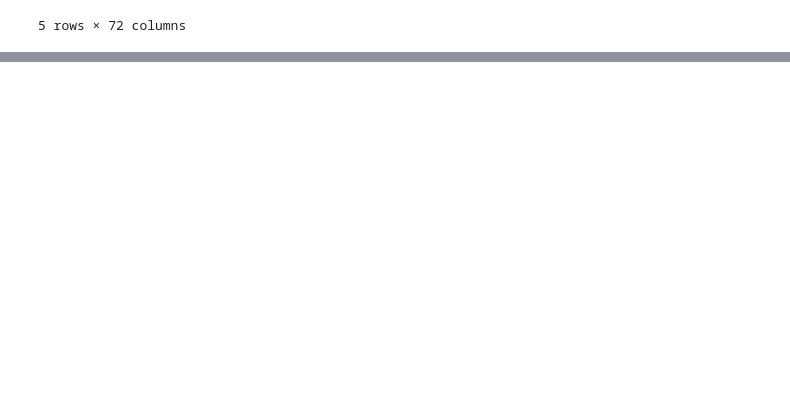
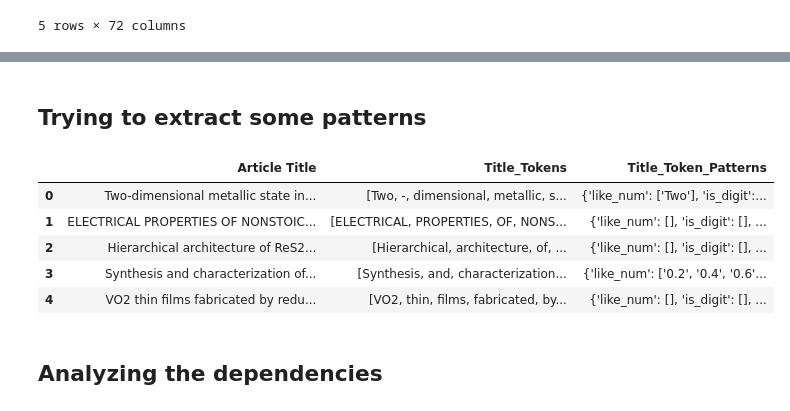
Before and after one commit to Iasodara/nlp-for-semiconductors, a Jupyter notebook: NLP/nlp.ipynb, the cells around one changed output, grey strips where cells are left out. Drawn from its saved outputs; the diff is of its cells as text; code cells hidden in the pictures; blank space fills up the shorter version.

```diff
--- a/NLP/nlp.ipynb
+++ b/NLP/nlp.ipynb
@@ -171,0 +226,2 @@ df.head() if df is not None else "Text column not found."
+# %%
+df["Title_Tokens_Lower_not_start_no_sw_filtered"] = df["Title_Tokens_Lower_not_start_no_sw"].apply(lambda tokens: [t for t in tokens if not t.is_punct and "-" not in t.text])
@@ -171,0 +271,15 @@ df.head() if df is not None else "Text column not found."
+# %%
+import spacy
+
+nlp = spacy.load("en_core_web_sm")
+
+# Function that extracts entities named on the title
+def extract_entities(text):
+    if isinstance(text, str):
+        doc = nlp(text)
+        return [(ent.text, ent.label_) for ent in doc.ents]
+    else:
+        return []
+
+# Aplicar no DataFrame
+df["Entities_Title"] = df["Article Title"].apply(extract_entities)
@@ -171,0 +336,32 @@ df.head() if df is not None else "Text column not found."
+# %% [markdown]
+## Trying to extract some patterns
+# %%
+def extract_patterns(tokens):
+    results = {
+        "like_num": [],
+        "is_digit": [],
+        "is_alpha": []
+    }
+    for token in tokens:
+        if token.like_num:
+            results["like_num"].append(token.text)
+        if token.is_digit:
+            results["is_digit"].append(token.text)
+        if token.is_alpha:
+            results["is_alpha"].append(token.text)
+    return results
+
+# Applies the functio to the column of tokens already processed
+df["Title_Token_Patterns"] = df["Title_Tokens"].apply(extract_patterns)
+
+# Example
+df[["Article Title", "Title_Tokens", "Title_Token_Patterns"]].head()
+# %% [output]
+|  | Article Title | Title_Tokens | Title_Token_Patterns |
+| 0 | Two-dimensional metallic state in... | [Two, -, dimensional, metallic, s... | {'like_num': ['Two'], 'is_digit':... |
+| 1 | ELECTRICAL PROPERTIES OF NONSTOIC... | [ELECTRICAL, PROPERTIES, OF, NONS... | {'like_num': [], 'is_digit': [], ... |
+| 2 | Hierarchical architecture of ReS2... | [Hierarchical, architecture, of, ... | {'like_num': [], 'is_digit': [], ... |
+| 3 | Synthesis and characterization of... | [Synthesis, and, characterization... | {'like_num': ['0.2', '0.4', '0.6'... |
+| 4 | VO2 thin films fabricated by redu... | [VO2, thin, films, fabricated, by... | {'like_num': [], 'is_digit': [], ... |
+# %% [markdown]
+## Analyzing the dependencies
```
Also changed, not shown: parts of 37 cells of this notebook.
